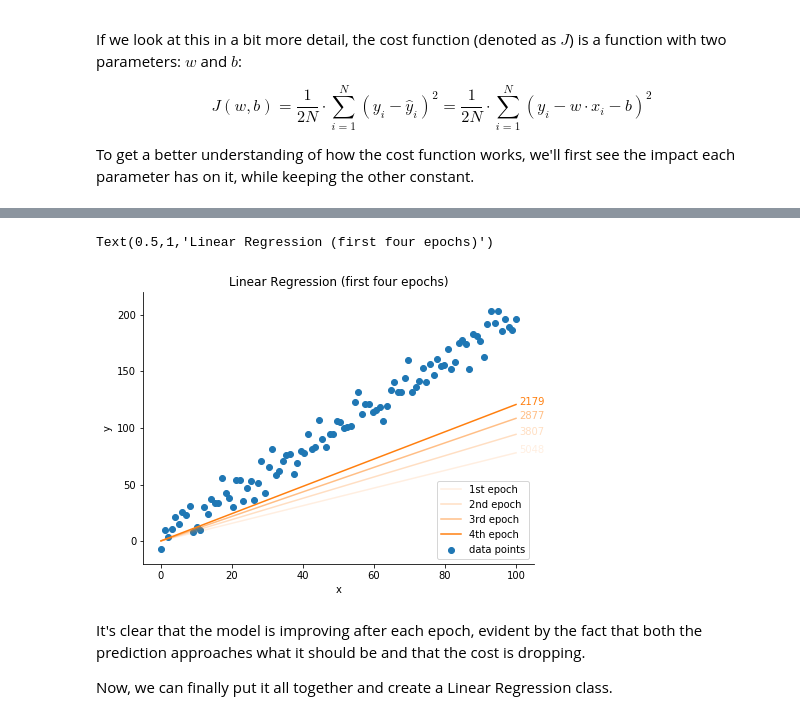
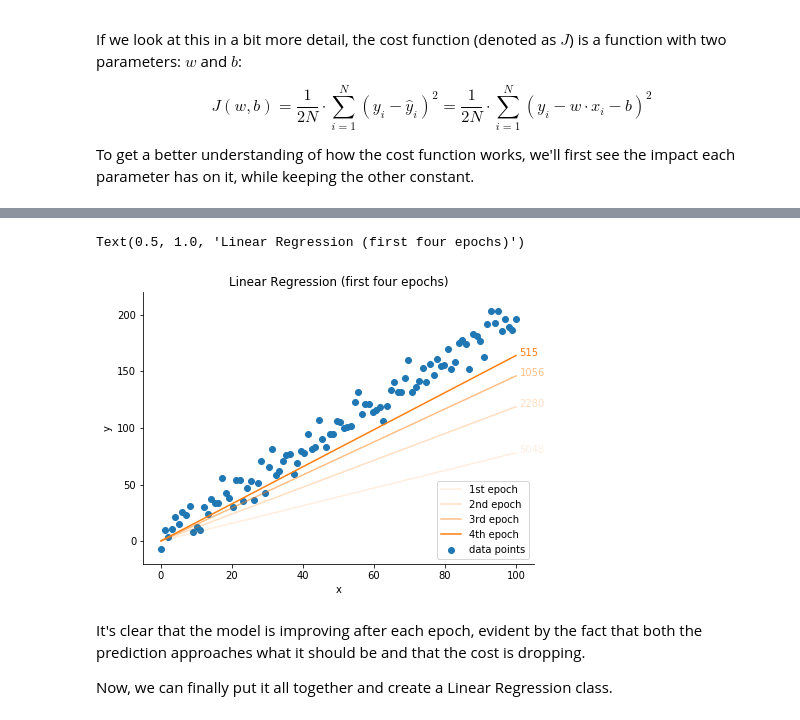
Before and after one commit to djib2011/python_ml_tutorial, a Jupyter notebook: notebooks/19_intro_to_machine_leaning.ipynb, the cells around one changed output, grey strips where cells are left out. Cells and saved outputs as stored; diff of their text form; code cells hidden in the pictures.

```diff
--- a/notebooks/19_intro_to_machine_leaning.ipynb
+++ b/notebooks/19_intro_to_machine_leaning.ipynb
@@ -372,11 +372,11 @@ def compute_derivatives(x, y):
     the cost function with respect to the weights (w) and the biases (b).
     """
     y_hat = predict(x)
-    dw = - (2 / sum(x)) * sum(x * (y - y_hat))
-    db = - (2 / sum(x)) * sum(y - y_hat)
+    dw = - (2 / len(x)) * sum(x * (y - y_hat))
+    db = - (2 / len(x)) * sum(y - y_hat)
     return dw, db
 
-def update(x, y, lr=0.001):
+def update(x, y, lr=0.00005):
     """
     Generates a prediction for x, computes the partial derivatives of the
     cost function and uses them to update the values of the weights (w)
@@ -425,35 +425,35 @@ ax = plt.subplot(111)
 ax.scatter(x, y, c='#1f77b4', label='data points')
 
 # Draw the predictions for the first four epochs
 ax.plot(x, y1, c='#ff7f0e', label='1st epoch', alpha=1/8)
 ax.plot(x, y2, c='#ff7f0e', label='2nd epoch', alpha=1/4)
 ax.plot(x, y3, c='#ff7f0e', label='3rd epoch', alpha=1/2)
 ax.plot(x, y4, c='#ff7f0e', label='4th epoch')
 
 # Write the cost of each prediction next to it
 ax.text(len(x)+1, y1[-1], str(int(J1)), color='#ff7f0e', alpha=1/8)
 ax.text(len(x)+1, y2[-1], str(int(J2)), color='#ff7f0e', alpha=1/4)
 ax.text(len(x)+1, y3[-1], str(int(J3)), color='#ff7f0e', alpha=1/2)
 ax.text(len(x)+1, y4[-1], str(int(J4)), color='#ff7f0e')
 
 # Aesthetic parameters
 ax.set_xlabel('x')
 ax.set_ylabel('y')
 
 ax.set_ylim([-20, 220])
 
 ax.spines['right'].set_visible(False)
 ax.spines['top'].set_visible(False)
 
 ax.yaxis.set_ticks_position('left')
 ax.xaxis.set_ticks_position('bottom')
 
 ax.legend(loc='lower right')
 
 ax.set_title('Linear Regression (first four epochs)')
 # %% [output]
-Text(0.5,1,'Linear Regression (first four epochs)')
+Text(0.5, 1.0, 'Linear Regression (first four epochs)')
-[figure, old version]
+[figure, new version]
 # %% [markdown]
 It's clear that the model is improving after each epoch, evident by the fact that both the prediction approaches what it should be and that the cost is dropping.
 
```
Also changed, not shown: parts of 9 cells of this notebook.
